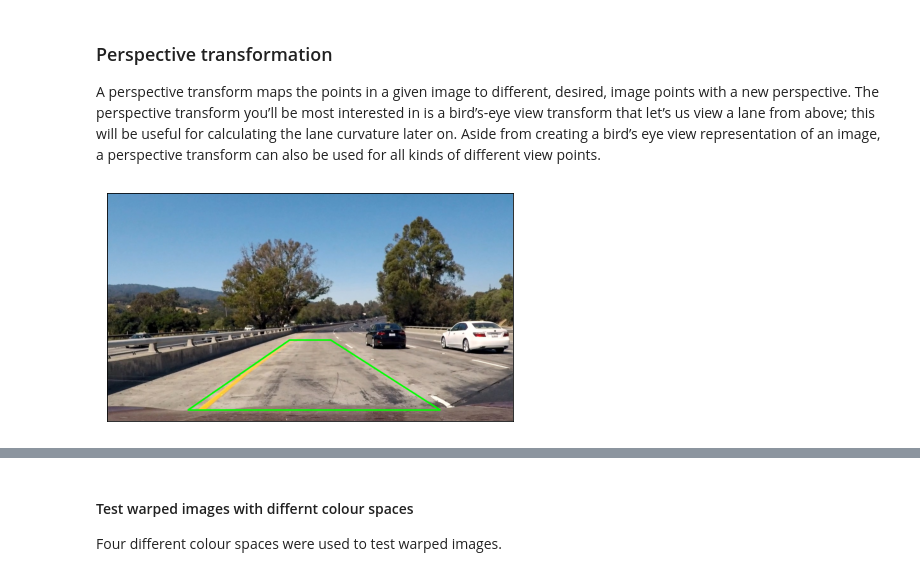
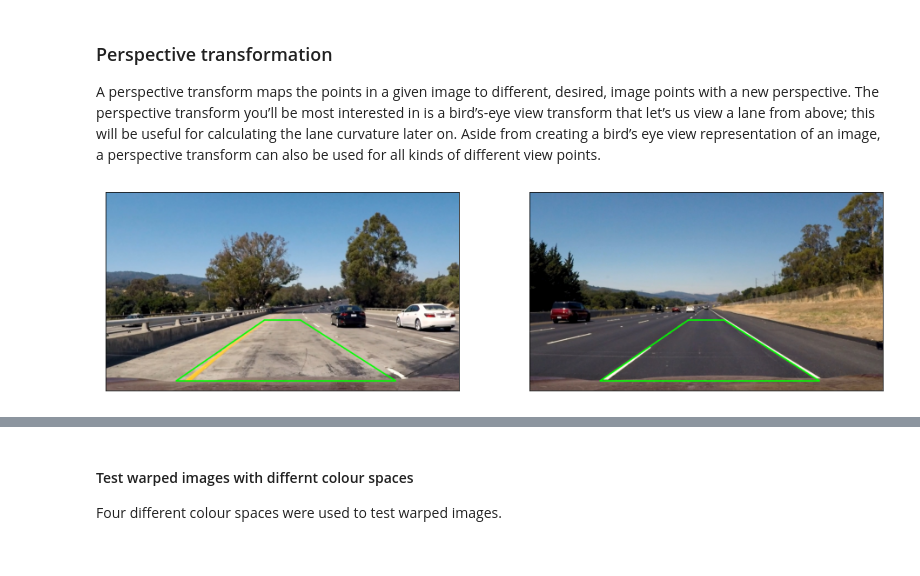
Before and after one commit to snandasena/advanced-lane-finding, a Jupyter notebook: Advanced_Lane_Finding.ipynb, the cells around one changed output, grey strips where cells are left out. Cells and saved outputs as stored; diff of their text form; code cells hidden in the pictures.

```diff
--- a/Advanced_Lane_Finding.ipynb
+++ b/Advanced_Lane_Finding.ipynb
@@ -200,9 +201,9 @@ def draw_polygon_on_image(img, line_color=(0, 255,0)):
 # %%
 # Draw polygons on test images
 src_selected_images = list(map(lambda img: draw_polygon_on_image(img), test_images))
-show_images(src_selected_images[:1])
+show_images(src_selected_images[:2])
 # %% [output]
-[figure, old version]
+[figure, new version]
 # %%
 # define source and destination points for tranform
 src = np.float32([p1, p2, p3, p4])
```
Also changed, not shown: parts of 15 cells of this notebook.
